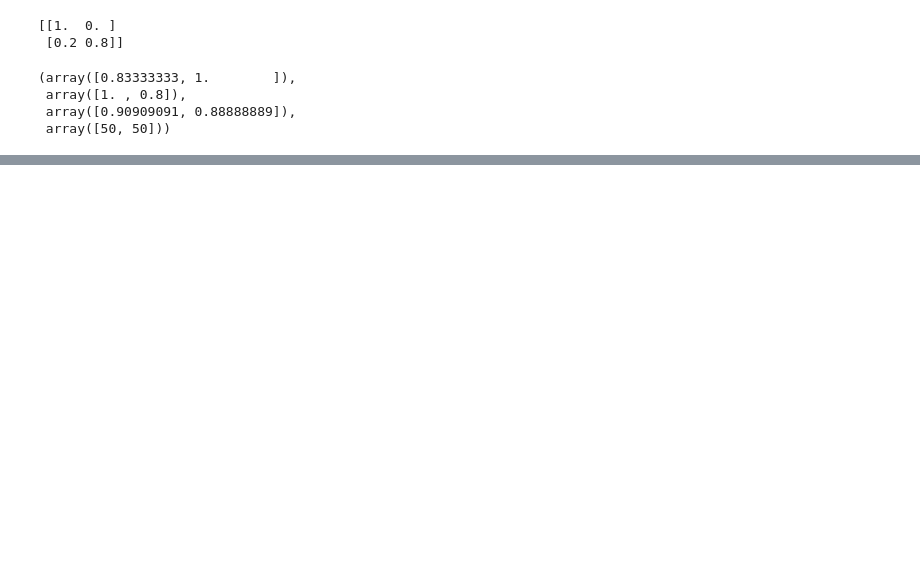
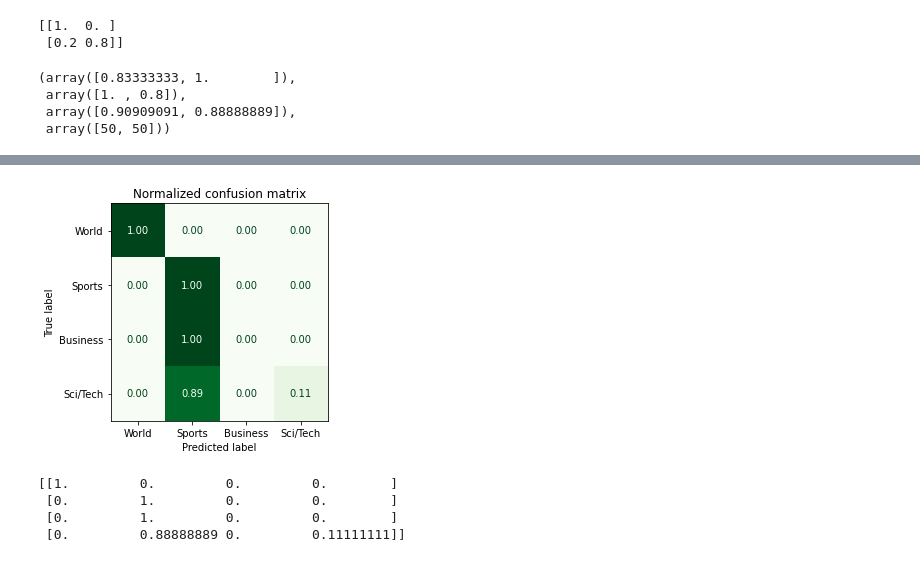
Before and after one commit to marinone94/divedeep-transformers, a Jupyter notebook: divedeep/topics/sequence-classification-bert/train_and_eval_models.ipynb, the cells around one changed output, grey strips where cells are left out. Cells and saved outputs as stored; diff of their text form; code cells hidden in the pictures; blank space fills up the shorter version.

```diff
--- a/divedeep/topics/sequence-classification-bert/train_and_eval_models.ipynb
+++ b/divedeep/topics/sequence-classification-bert/train_and_eval_models.ipynb
@@ -186,0 +480,2 @@ def compute_metrics(pred):
+# %%
+trainer.train()
@@ -186,0 +502,3 @@ def compute_metrics(pred):
+# %%
+preds = trainer.predict(tokenized_dataset["test"])
+preds.metrics
@@ -186,0 +516,24 @@ def compute_metrics(pred):
+# %%
+y_pred = np.argmax(preds.predictions, axis=1)
+y_true = dataset["test"]["label"][:10]
+# %%
+def plot_confusion_matrix(y_true, y_pred, labels):
+    # compute confusion matrix
+    cm = confusion_matrix(y_true, y_pred, normalize="true")
+    # plot confusion matrix
+    # fig, ax = plt.subplots(figsize=(len(labels),len(labels)))
+    display = ConfusionMatrixDisplay(confusion_matrix=cm, display_labels=labels)
+    display.plot(cmap="Greens", values_format=".2f", colorbar=False)
+    plt.title("Normalized confusion matrix")
+    plt.show()
+
+    print(cm)
+    return cm
+# %%
+cm = plot_confusion_matrix(y_true, y_pred, labels=label_names)
+# %% [output]
+[figure, added]
+[[1.         0.         0.         0.        ]
+ [0.         1.         0.         0.        ]
+ [0.         1.         0.         0.        ]
+ [0.         0.88888889 0.         0.11111111]]
```
Also changed, not shown: parts of 38 cells of this notebook, 1 other file.
